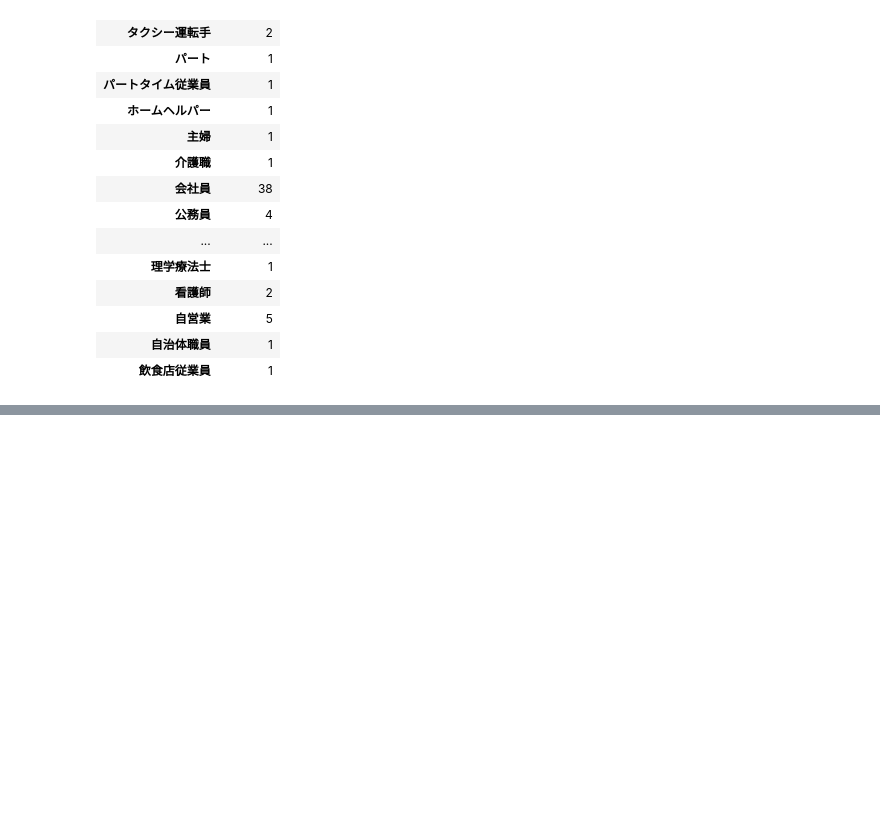
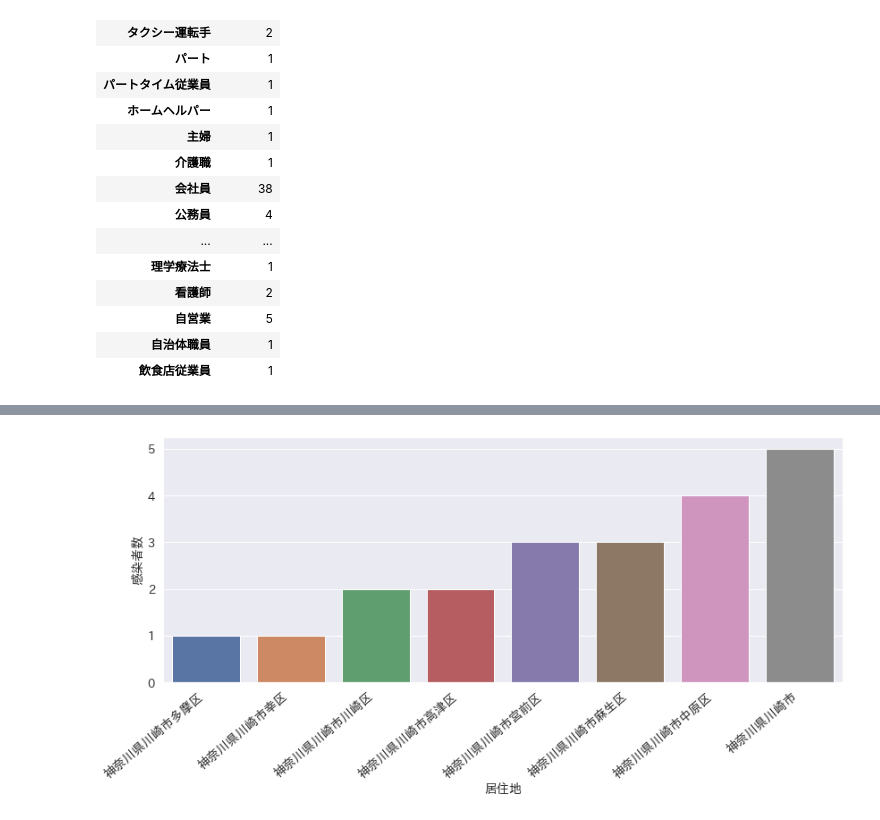
Before and after one commit to tsu-nera/hack-for-corona, a Jupyter notebook: notebooks/kanagawa-corona.ipynb, the cells around one changed output, grey strips where cells are left out. Cells and saved outputs as stored; diff of their text form; code cells hidden in the pictures; blank space fills up the shorter version.

```diff
--- a/notebooks/kanagawa-corona.ipynb
+++ b/notebooks/kanagawa-corona.ipynb
@@ -312,0 +315,7 @@ work_df
+# %%
+kawasaki_df = patients.query ("居住地.str.contains ('川崎市')",engine="python")
+# %%
+area = kawasaki_df.copy()
+area["居住地"] = area["居住地"]
+area_df = area.groupby("居住地").count().sort_values("id", ascending=False)["id"].to_frame()
+area_df.rename(columns={"id": "感染者数"}, inplace=True)
@@ -312,0 +335,12 @@ work_df
+# %%
+plt.figure(figsize=(12, 6))
+ax = sns.countplot(x="居住地", data=area, order=area['居住地'].value_counts(ascending=True).index)
+
+ax.set_xticklabels(ax.get_xticklabels(), rotation=40, ha="right", fontsize=14)
+ax.set_xlabel('居住地',fontsize=14)
+ax.set_ylabel('感染者数',fontsize=14)
+
+plt.tight_layout()
+plt.show()
+# %% [output]
+[figure, added]
```
Also changed, not shown: parts of 10 cells of this notebook.
